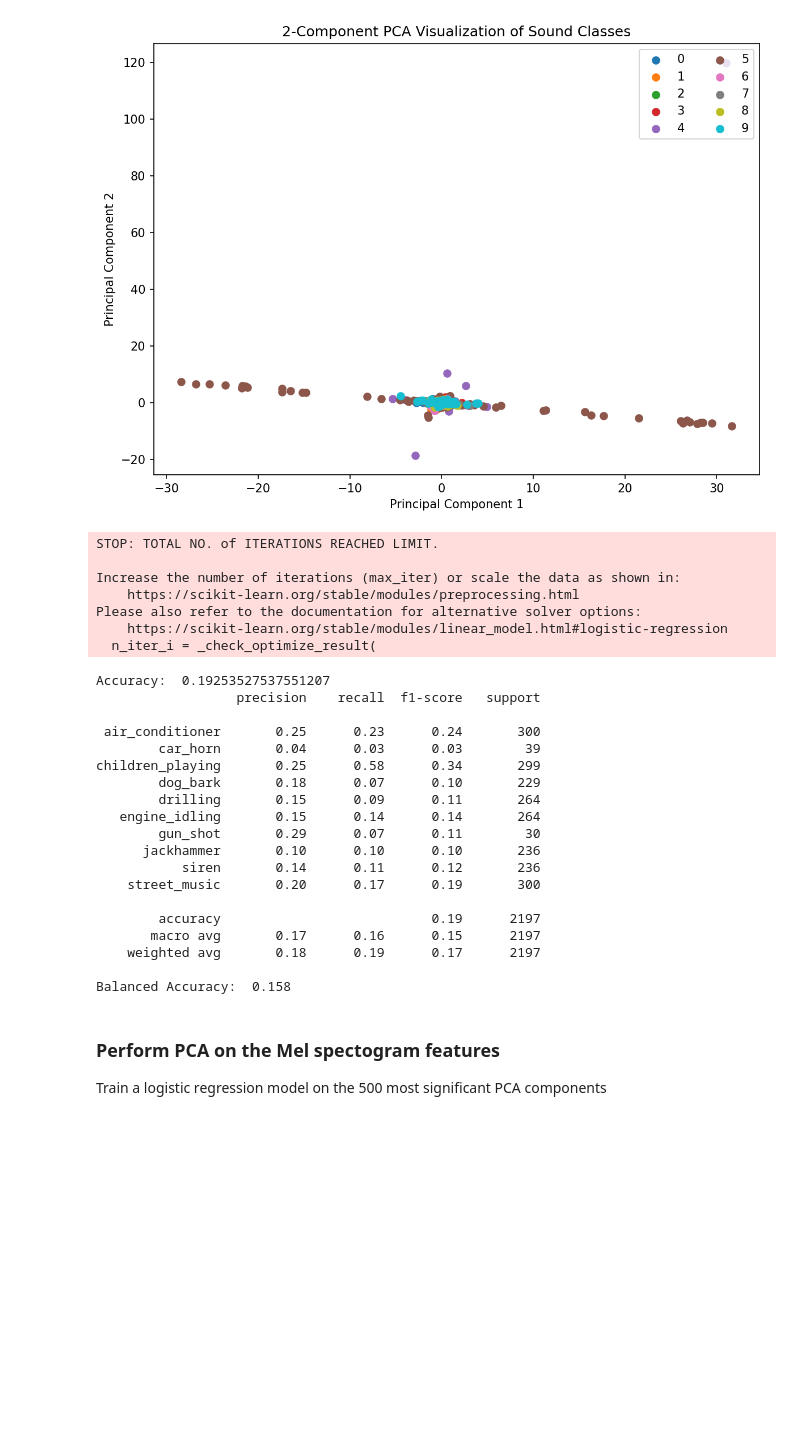
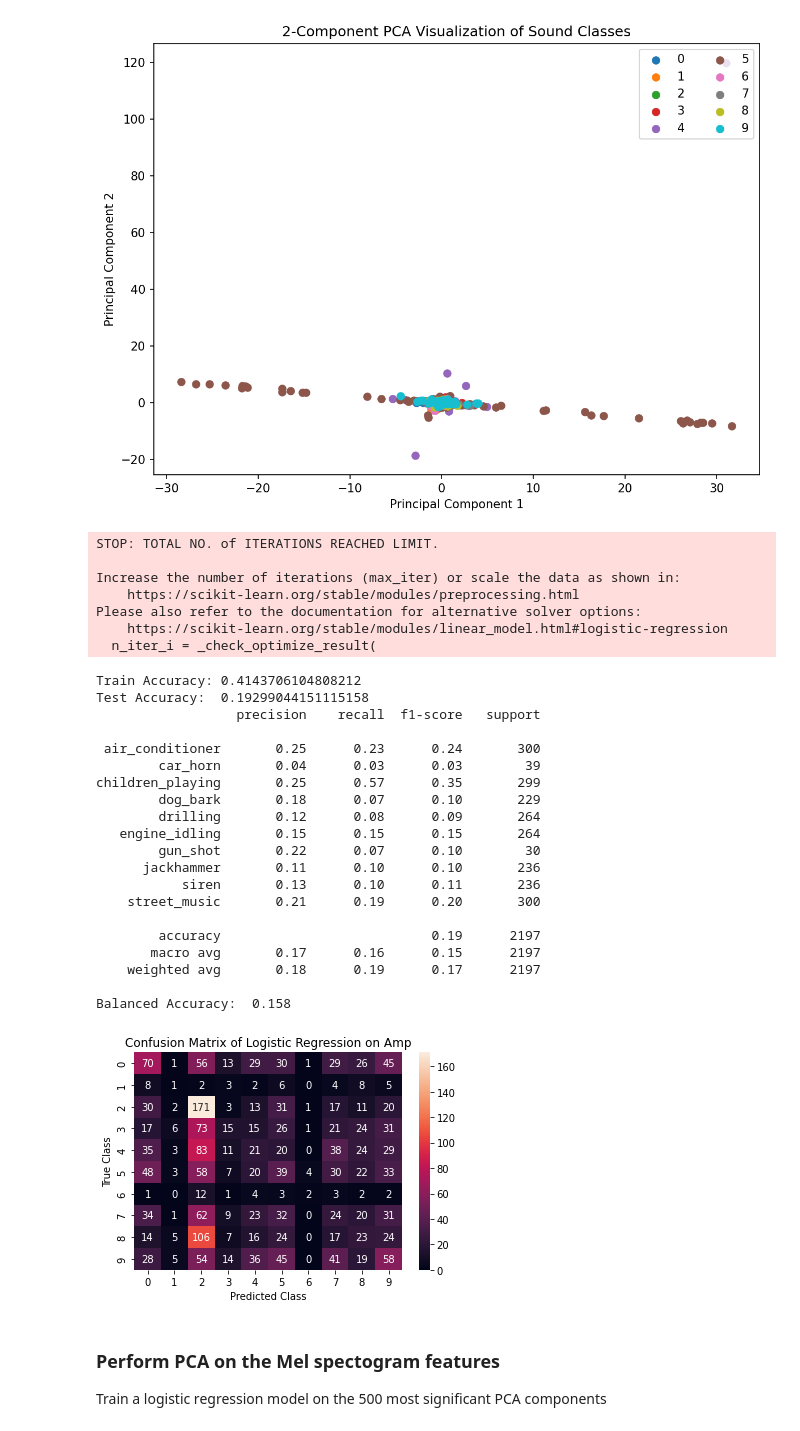
Before and after one commit to alyssahuang02/cs181-s22-homeworks, a Jupyter notebook: Practical/Practical Code/Practical_Code.ipynb, the cells around one changed output. Cells and saved outputs as stored; diff of their text form; code cells hidden in the pictures; blank space fills up the shorter version.

```diff
--- a/Practical/Practical Code/Practical_Code.ipynb
+++ b/Practical/Practical Code/Practical_Code.ipynb
@@ -172,8 +172,9 @@ Xtest_amp_pca = pca.transform(X_amp_test)
 lr_preds = lr_pca.predict(Xtest_amp_pca)
 
 # calculate + display our accuracy
+print(f"Train Accuracy: {lr_pca.score(Xtrain_amp_pca, y_amp_train)}")
 lr_accuracy = np.mean(y_amp_test == lr_preds)
-print("Accuracy: ", lr_accuracy)
+print("Test Accuracy: ", lr_accuracy)
 
 
 # calculate and report: precision, recall, f1, support
@@ -190,25 +191,41 @@ Increase the number of iterations (max_iter) or scale the data as shown in:
 Please also refer to the documentation for alternative solver options:
     https://scikit-learn.org/stable/modules/linear_model.html#logistic-regression
   n_iter_i = _check_optimize_result(
-Accuracy:  0.19253527537551207
+Train Accuracy: 0.4143706104808212
+Test Accuracy:  0.19299044151115158
                   precision    recall  f1-score   support
 
  air_conditioner       0.25      0.23      0.24       300
         car_horn       0.04      0.03      0.03        39
-children_playing       0.25      0.58      0.34       299
+children_playing       0.25      0.57      0.35       299
         dog_bark       0.18      0.07      0.10       229
-        drilling       0.15      0.09      0.11       264
-   engine_idling       0.15      0.14      0.14       264
-        gun_shot       0.29      0.07      0.11        30
-      jackhammer       0.10      0.10      0.10       236
-           siren       0.14      0.11      0.12       236
-    street_music       0.20      0.17      0.19       300
+        drilling       0.12      0.08      0.09       264
+   engine_idling       0.15      0.15      0.15       264
+        gun_shot       0.22      0.07      0.10        30
+      jackhammer       0.11      0.10      0.10       236
+           siren       0.13      0.10      0.11       236
+    street_music       0.21      0.19      0.20       300
 
         accuracy                           0.19      2197
        macro avg       0.17      0.16      0.15      2197
     weighted avg       0.18      0.19      0.17      2197
 
 Balanced Accuracy:  0.158
+# %%
+# compute + display our confusion matrix
+from sklearn.metrics import confusion_matrix
+import seaborn as sns
+
+plt.figure()
+cfm = confusion_matrix(y_amp_test, lr_preds)
+sns.heatmap(cfm, annot=True, fmt='g')
+plt.title("Confusion Matrix of Logistic Regression on Amp")
+plt.xlabel("Predicted Class")
+plt.ylabel("True Class")
+plt.savefig('confusion_matrix_log_reg_amp.png')
+plt.show()
+# %% [output]
+[figure, added]
 # %% [markdown]
 ### Perform PCA on the Mel spectogram features
 Train a logistic regression model on the 500 most significant PCA components
```
Also changed, not shown: parts of 24 cells of this notebook, 10 other files.
